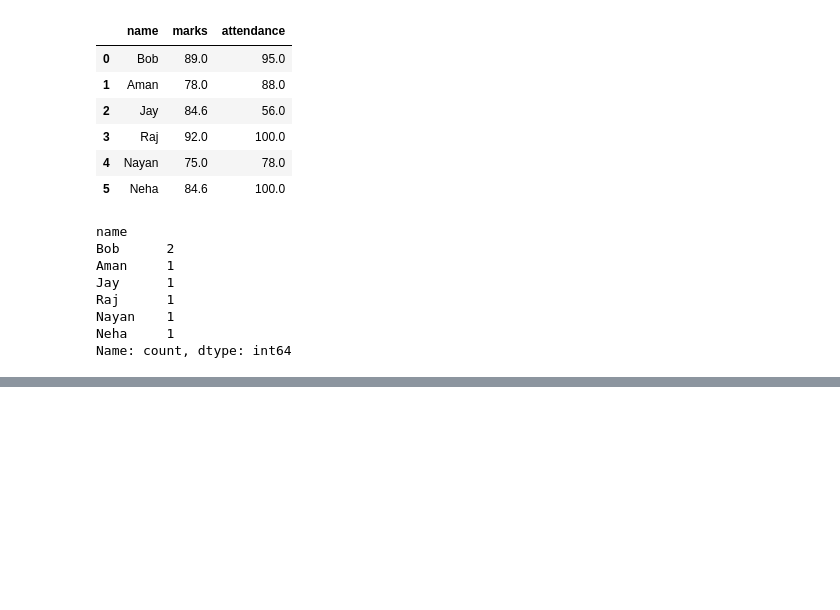
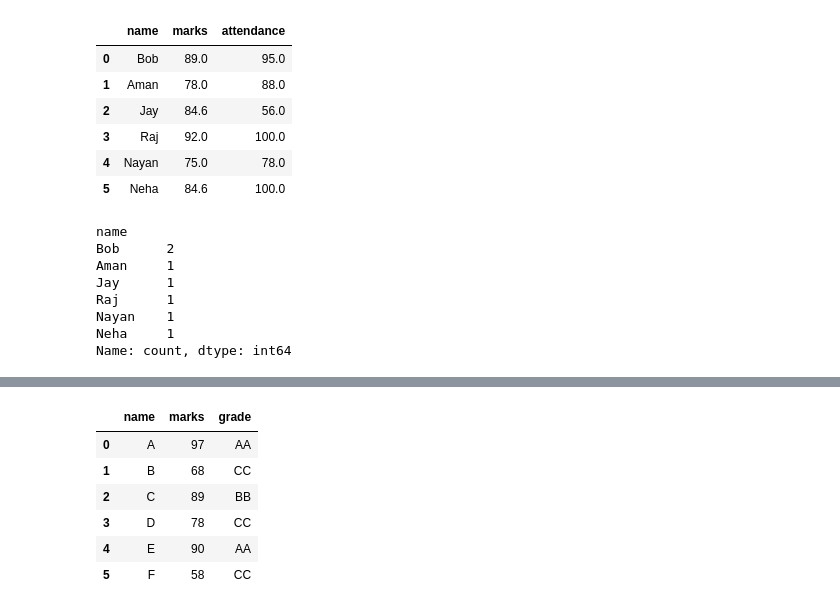
Before and after one commit to Witzcode0/DA280825830930, a Jupyter notebook: pandas/l2.ipynb, the cells around one changed output, grey strips where cells are left out. Cells and saved outputs as stored; diff of their text form; code cells hidden in the pictures; blank space fills up the shorter version.

```diff
--- a/pandas/l2.ipynb
+++ b/pandas/l2.ipynb
@@ -180,3 +184,11 @@ Raj      1
 Nayan    1
 Neha     1
 Name: count, dtype: int64
+# %%
+data = {
+    "name": ["A", "B", "C", "D", "E", "F"],
+    "marks": [97, 68, 89, 78, 90, 58]
+}
+
+df = pd.DataFrame(data)
+df
@@ -182,0 +203,19 @@ Name: count, dtype: int64
+# %%
+def get_grade(mark):
+    if mark >= 90:
+        return "AA"
+    elif mark >= 80:
+        return "BB"
+    else:
+        return "CC"
+
+df["grade"] = df["marks"].map(get_grade)
+df
+# %% [output]
+|  | name | marks | grade |
+| 0 | A | 97 | AA |
+| 1 | B | 68 | CC |
+| 2 | C | 89 | BB |
+| 3 | D | 78 | CC |
+| 4 | E | 90 | AA |
+| 5 | F | 58 | CC |
```
Also changed, not shown: parts of 7 cells of this notebook.
